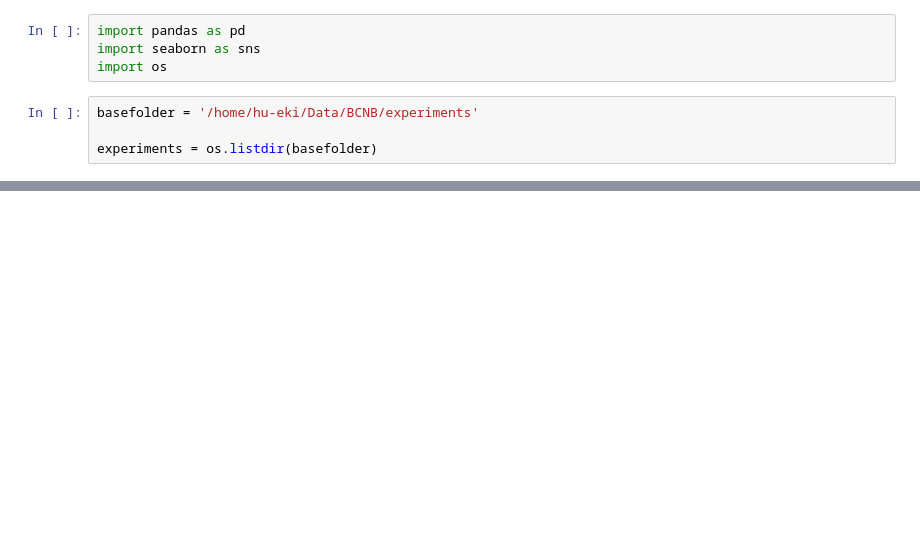
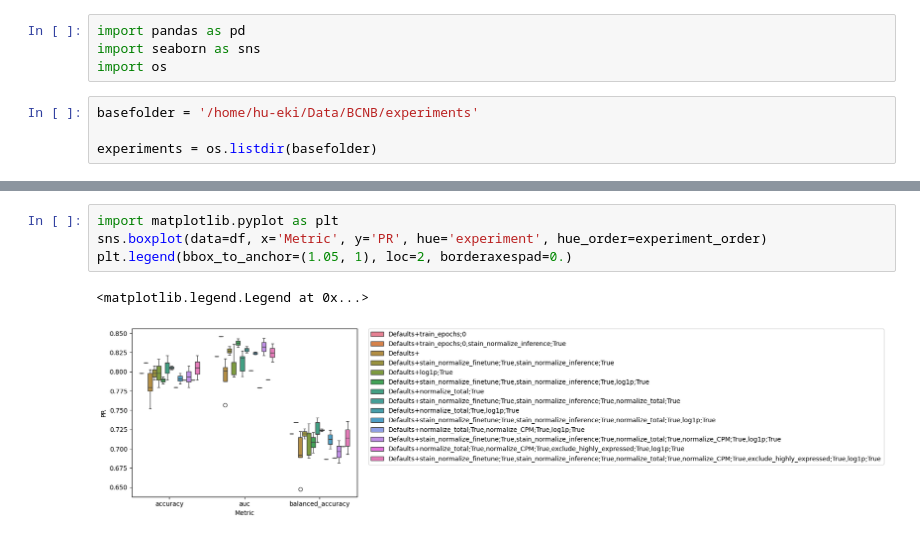
Before and after one commit to k-stacke/CONCH, a Jupyter notebook: notebooks/results.ipynb, the cells around one changed output, grey strips where cells are left out. Saved outputs shown, nothing was run; the diff lists cells and outputs as text; blank space fills up the shorter version.

```diff
--- a/notebooks/results.ipynb
+++ b/notebooks/results.ipynb
@@ -44 +71,8 @@ df.head()
+# %%
+import matplotlib.pyplot as plt
+sns.boxplot(data=df, x='Metric', y='PR', hue='experiment', hue_order=experiment_order)
+plt.legend(bbox_to_anchor=(1.05, 1), loc=2, borderaxespad=0.)
+# %% [output]
+<matplotlib.legend.Legend at 0x...>
+[figure, added]
 # %%
```
Also changed, not shown: parts of 9 cells of this notebook, 1 other file.
